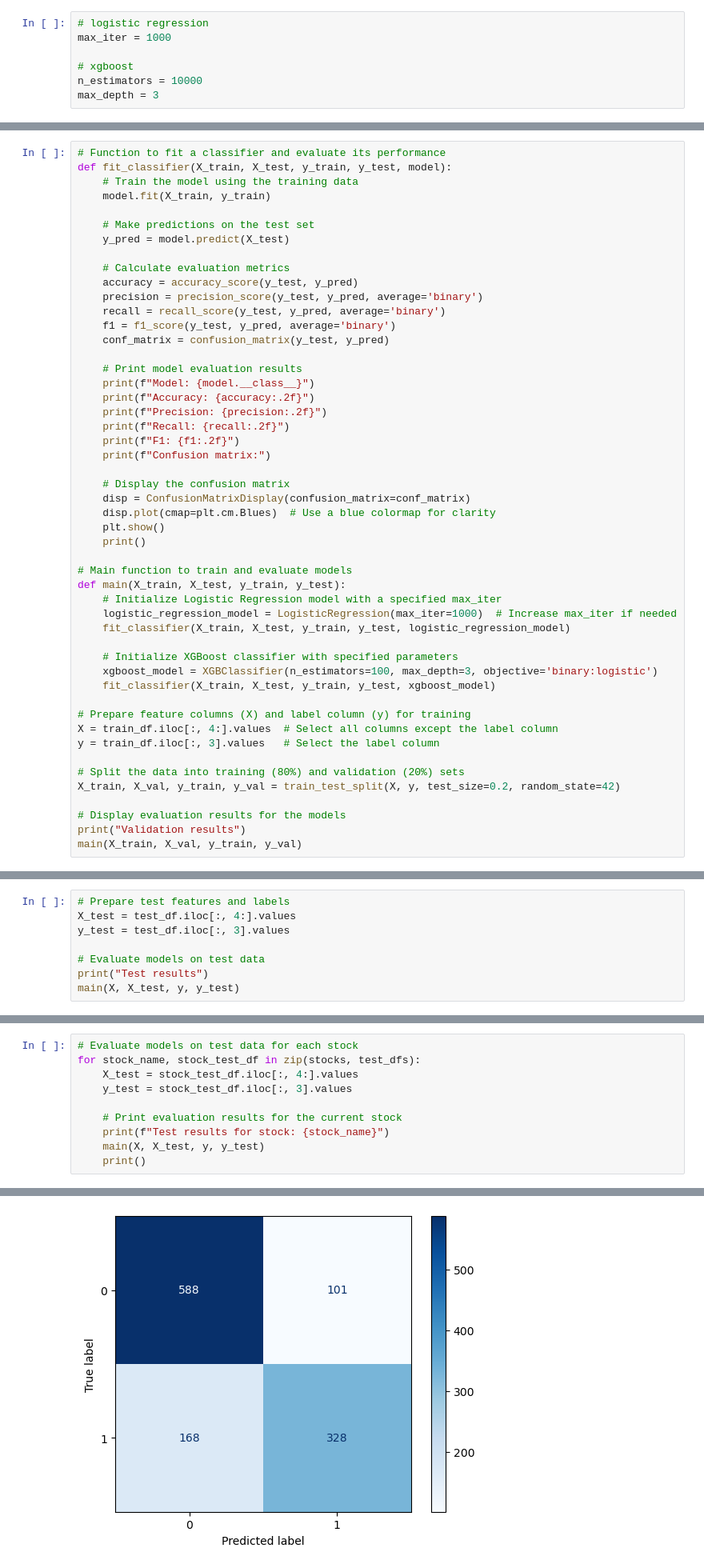
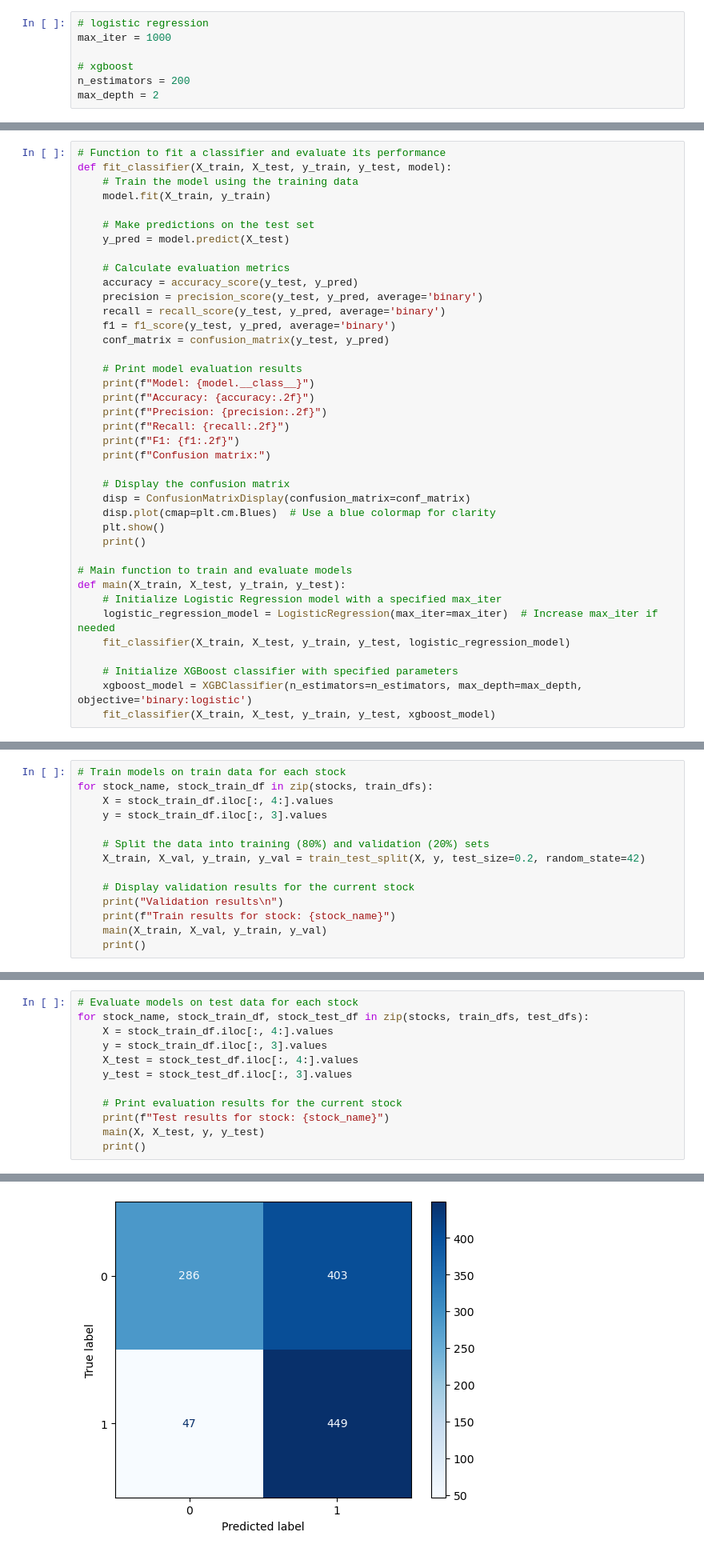
Before and after one commit to MarkDuek/cartesius-tech-challenge, a Jupyter notebook: baseline.ipynb, the cells around one changed output, grey strips where cells are left out. Shown at 80% size. Drawn from its saved outputs; the diff is of its cells as text.

Commit message:
fix: add individual baseline models for each stock

```diff
--- a/baseline.ipynb
+++ b/baseline.ipynb
@@ -54,8 +58,8 @@ Defining models hyperparameters.
 max_iter = 1000
 
 # xgboost
-n_estimators = 10000
-max_depth = 3
+n_estimators = 200
+max_depth = 2
 # %% [markdown]
 Define model training and evaluation methods.
 # %%
@@ -91,20 +95,9 @@ def fit_classifier(X_train, X_test, y_train, y_test, model):
 # Main function to train and evaluate models
 def main(X_train, X_test, y_train, y_test):
     # Initialize Logistic Regression model with a specified max_iter
-    logistic_regression_model = LogisticRegression(max_iter=1000)  # Increase max_iter if needed
+    logistic_regression_model = LogisticRegression(max_iter=max_iter)  # Increase max_iter if needed
     fit_classifier(X_train, X_test, y_train, y_test, logistic_regression_model)
 
     # Initialize XGBoost classifier with specified parameters
-    xgboost_model = XGBClassifier(n_estimators=100, max_depth=3, objective='binary:logistic')
+    xgboost_model = XGBClassifier(n_estimators=n_estimators, max_depth=max_depth, objective='binary:logistic')
     fit_classifier(X_train, X_test, y_train, y_test, xgboost_model)
-
-# Prepare feature columns (X) and label column (y) for training
-X = train_df.iloc[:, 4:].values  # Select all columns except the label column
-y = train_df.iloc[:, 3].values   # Select the label column
-
-# Split the data into training (80%) and validation (20%) sets
-X_train, X_val, y_train, y_val = train_test_split(X, y, test_size=0.2, random_state=42)
-
-# Display evaluation results for the models
-print("Validation results")
-main(X_train, X_val, y_train, y_val)
@@ -129,8 +103,0 @@ Test on the entire dataset.
-# %%
-# Prepare test features and labels
-X_test = test_df.iloc[:, 4:].values
-y_test = test_df.iloc[:, 3].values
-
-# Evaluate models on test data
-print("Test results")
-main(X, X_test, y, y_test)
@@ -152,0 +104,14 @@ Confusion matrix:
+# %%
+# Train models on train data for each stock
+for stock_name, stock_train_df in zip(stocks, train_dfs):
+    X = stock_train_df.iloc[:, 4:].values
+    y = stock_train_df.iloc[:, 3].values
+
+    # Split the data into training (80%) and validation (20%) sets
+    X_train, X_val, y_train, y_val = train_test_split(X, y, test_size=0.2, random_state=42)
+
+    # Display validation results for the current stock
+    print("Validation results\n")
+    print(f"Train results for stock: {stock_name}")
+    main(X_train, X_val, y_train, y_val)
+    print()
@@ -154,7 +172,9 @@ Confusion matrix:
 Test on each stock dataset.
 # %%
 # Evaluate models on test data for each stock
-for stock_name, stock_test_df in zip(stocks, test_dfs):
+for stock_name, stock_train_df, stock_test_df in zip(stocks, train_dfs, test_dfs):
+    X = stock_train_df.iloc[:, 4:].values
+    y = stock_train_df.iloc[:, 3].values
     X_test = stock_test_df.iloc[:, 4:].values
     y_test = stock_test_df.iloc[:, 3].values
 
@@ -179,4 +199,4 @@ F1: 0.71
 Confusion matrix:
-[figure, old version]
+[figure, new version]
 Test results for stock: CSNA3.SA
 Model: <class 'sklearn.linear_model._logistic.LogisticRegression'>
```
Also changed, not shown: parts of 7 cells of this notebook.
